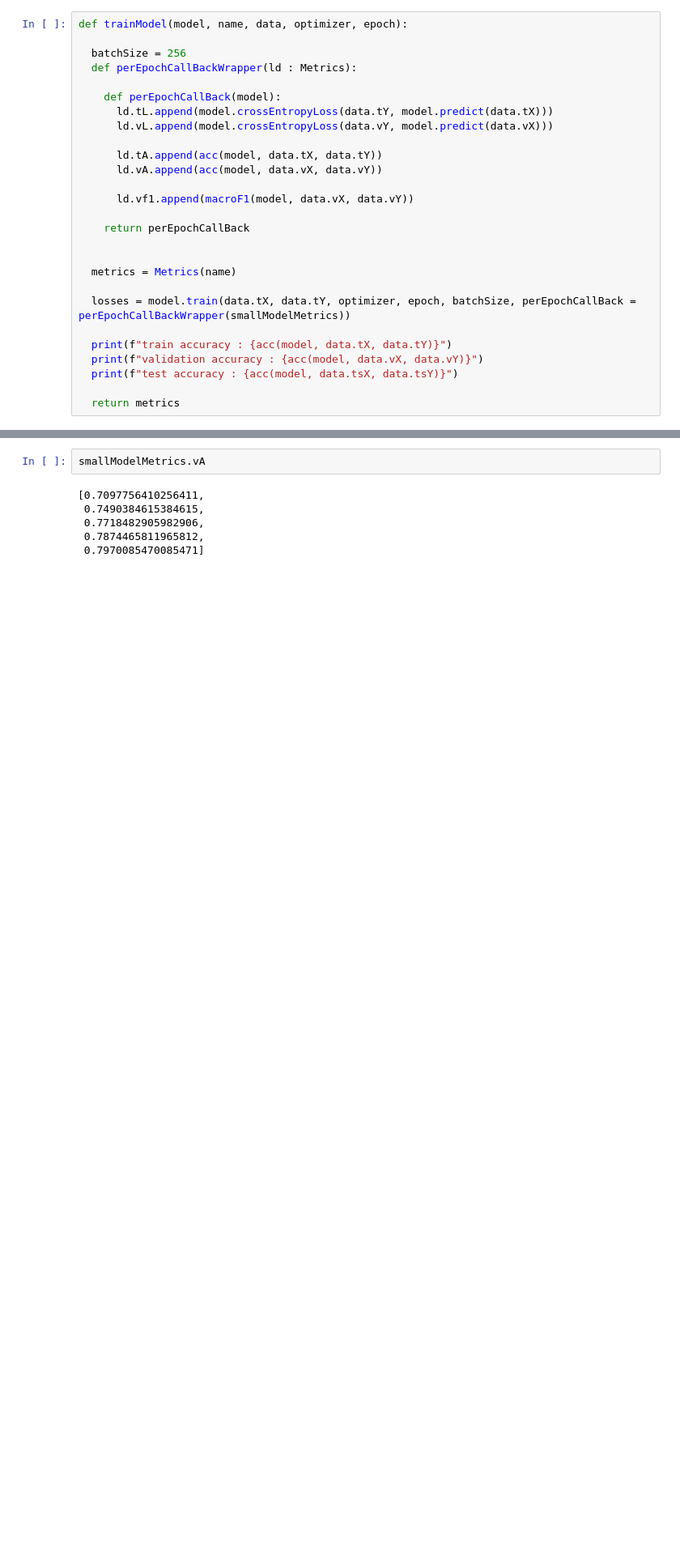
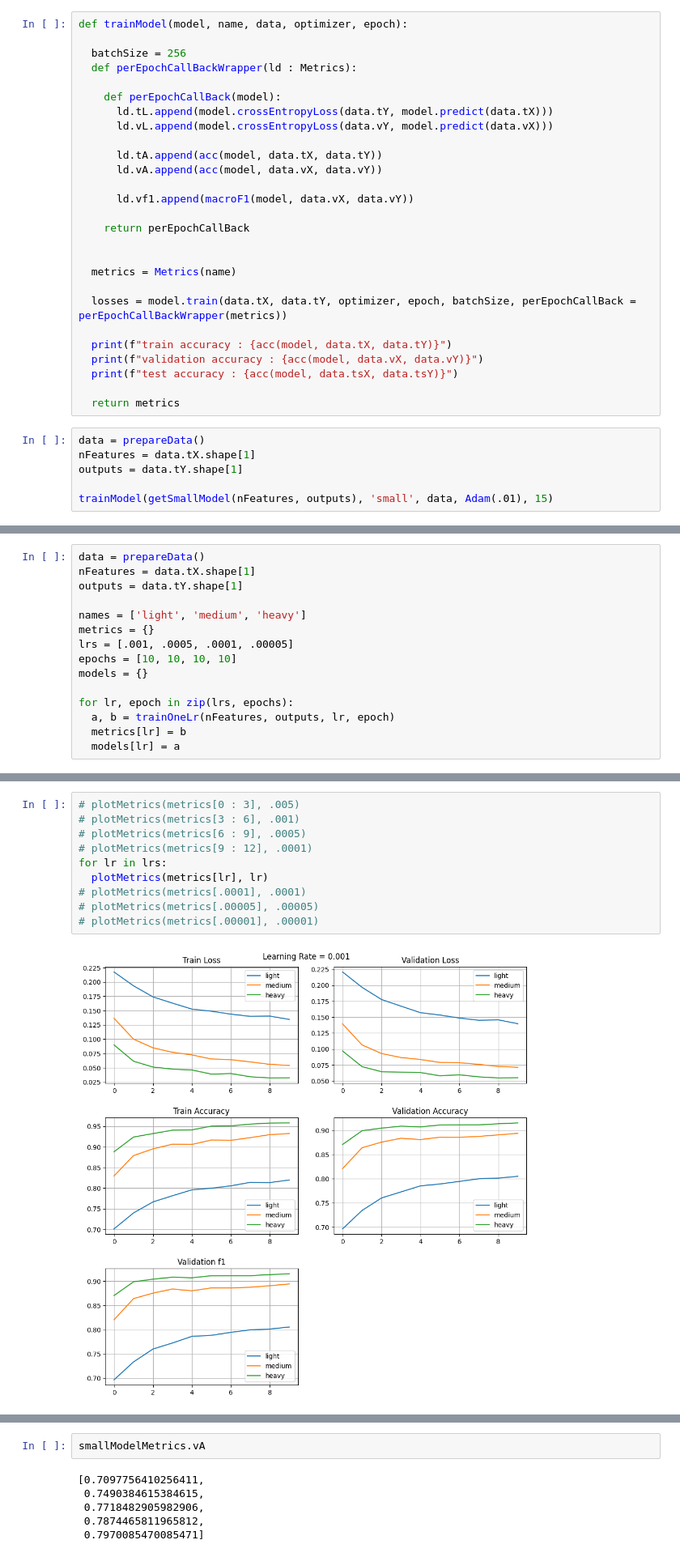
Before and after one commit to abdur-rafi/Machine-Learning-Sessional, a Jupyter notebook: 1805008.ipynb, the cells around one changed output, grey strips where cells are left out. Shown at 81% size. Cells and saved outputs as stored; diff of their text form; blank space fills up the shorter version.

Commit message:
plots of 4 lr and 3 models

```diff
--- a/1805008.ipynb
+++ b/1805008.ipynb
@@ -513,10 +520,16 @@ def trainModel(model, name, data, optimizer, epoch):
 
   metrics = Metrics(name)
 
-  losses = model.train(data.tX, data.tY, optimizer, epoch, batchSize, perEpochCallBack = perEpochCallBackWrapper(smallModelMetrics))
+  losses = model.train(data.tX, data.tY, optimizer, epoch, batchSize, perEpochCallBack = perEpochCallBackWrapper(metrics))
 
   print(f"train accuracy : {acc(model, data.tX, data.tY)}")
   print(f"validation accuracy : {acc(model, data.vX, data.vY)}")
   print(f"test accuracy : {acc(model, data.tsX, data.tsY)}")
 
   return metrics
+# %%
+data = prepareData()
+nFeatures = data.tX.shape[1]
+outputs = data.tY.shape[1]
+
+trainModel(getSmallModel(nFeatures, outputs), 'small', data, Adam(.01), 15)
@@ -585,0 +598,15 @@ len(metrics)
+# %%
+data = prepareData()
+nFeatures = data.tX.shape[1]
+outputs = data.tY.shape[1]
+
+names = ['light', 'medium', 'heavy']
+metrics = {}
+lrs = [.001, .0005, .0001, .00005]
+epochs = [10, 10, 10, 10]
+models = {}
+
+for lr, epoch in zip(lrs, epochs):
+  a, b = trainOneLr(nFeatures, outputs, lr, epoch)
+  metrics[lr] = b
+  models[lr] = a
@@ -585,0 +683,12 @@ len(metrics)
+# %%
+# plotMetrics(metrics[0 : 3], .005)
+# plotMetrics(metrics[3 : 6], .001)
+# plotMetrics(metrics[6 : 9], .0005)
+# plotMetrics(metrics[9 : 12], .0001)
+for lr in lrs:
+  plotMetrics(metrics[lr], lr)
+# plotMetrics(metrics[.0001], .0001)
+# plotMetrics(metrics[.00005], .00005)
+# plotMetrics(metrics[.00001], .00001)
+# %% [output]
+[figure, added]
```
Also changed, not shown: parts of 11 cells of this notebook.
